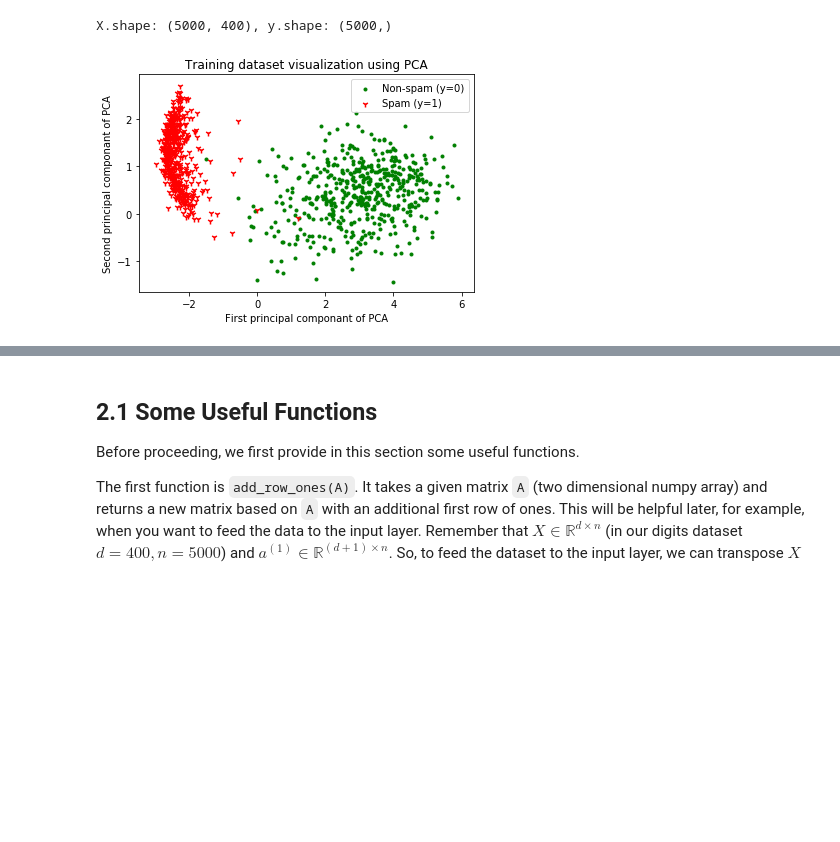
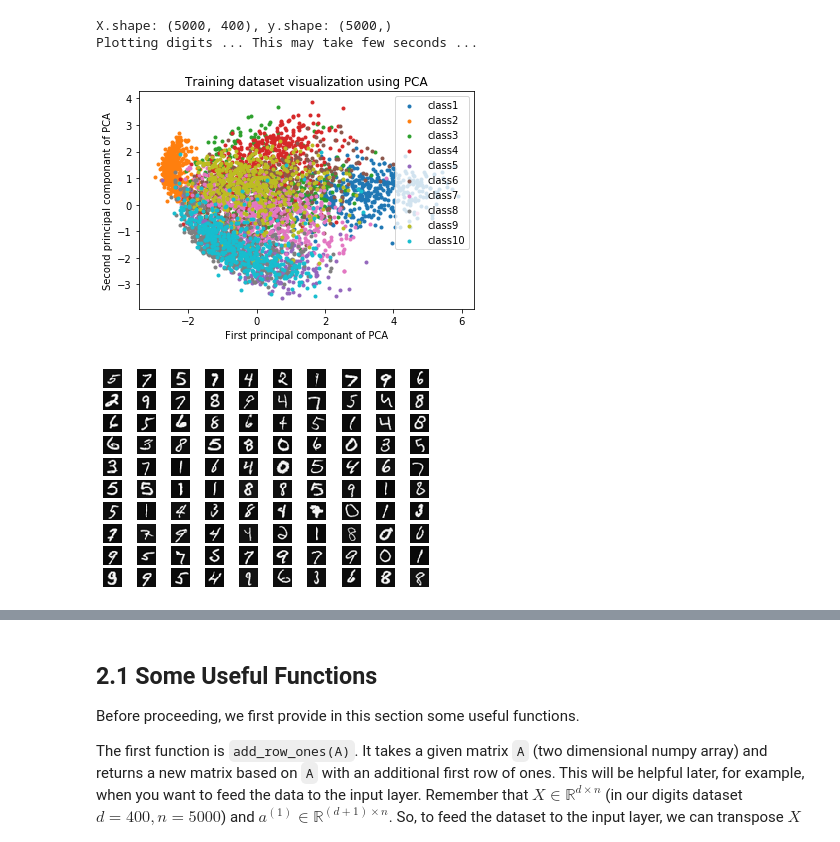
Before and after one commit to FredrikM97/Learning_systems, a Jupyter notebook: Labs/Lab 6 - ANN/Lab 6 - Neural Networks.ipynb, the cells around one changed output, grey strips where cells are left out. Drawn from its saved outputs; the diff is of its cells as text; code cells hidden in the pictures; blank space fills up the shorter version.

```diff
--- a/Labs/Lab 6 - ANN/Lab 6 - Neural Networks.ipynb
+++ b/Labs/Lab 6 - ANN/Lab 6 - Neural Networks.ipynb
@@ -52,39 +52,41 @@ Visualization: produce a 2d scatter plot of the data after applying PCA.
 """
 from sklearn.decomposition import PCA
 X_pca = PCA(n_components = 2).fit_transform(X)
+fig, ax = plt.subplots()
 
-fig, ax = plt.subplots()
-X0_pca, X1_pca = X_pca[y==0], X_pca[y==1]
-ax.scatter(X0_pca[:, 0], X0_pca[:, 1], marker=".", color="green", label="Non-spam (y=0)")
-ax.scatter(X1_pca[:, 0], X1_pca[:, 1], marker="1", color="red", label="Spam (y=1)")
+for i in range(0,max(y)+1):
+    ax.scatter(X_pca[y==i][:, 0], X_pca[y==i][:, 1], marker=".", label="class"+ str(i+1))
+
 ax.set_xlabel("First principal componant of PCA")
 ax.set_ylabel("Second principal componant of PCA")
 ax.set_title("Training dataset visualization using PCA")
 ax.legend()
 
 """ TODO:
 Read the following function then call it on the loaded input data X
 to visualize the original digits (each digit is a 20*20 image).
 """
 def visualize_100_digits(X):
     # Pick 100 randomly chosen data-points and reshape them to 20*20 images.
     ids = np.random.choice(len(X), 100, replace=False)
     images = X[ids].reshape(100, 20, 20) # 100 images shaped as 20*20
 
     print("Plotting digits ... This may take few seconds ...")
     fig, axes = plt.subplots(10, 10)
     for i in range(10):
         for j in range(10):
             img = images[i*10+j].T
             axes[i][j].imshow( img, cmap='gray' )
             axes[i][j].axis("off")
     fig.show()
 
 # TODO: call the function visualize_100_digits(X) here.
-# ...
+visualize_100_digits(X)
 # %% [output]
 X.shape: (5000, 400), y.shape: (5000,)
+Plotting digits ... This may take few seconds ...
-[figure, old version]
+[figure, new version]
+[figure, added]
 # %% [markdown]
 # 2. Neural Network
 Our neural network is shown in the following figure:
```
Also changed, not shown: 18 other files.
